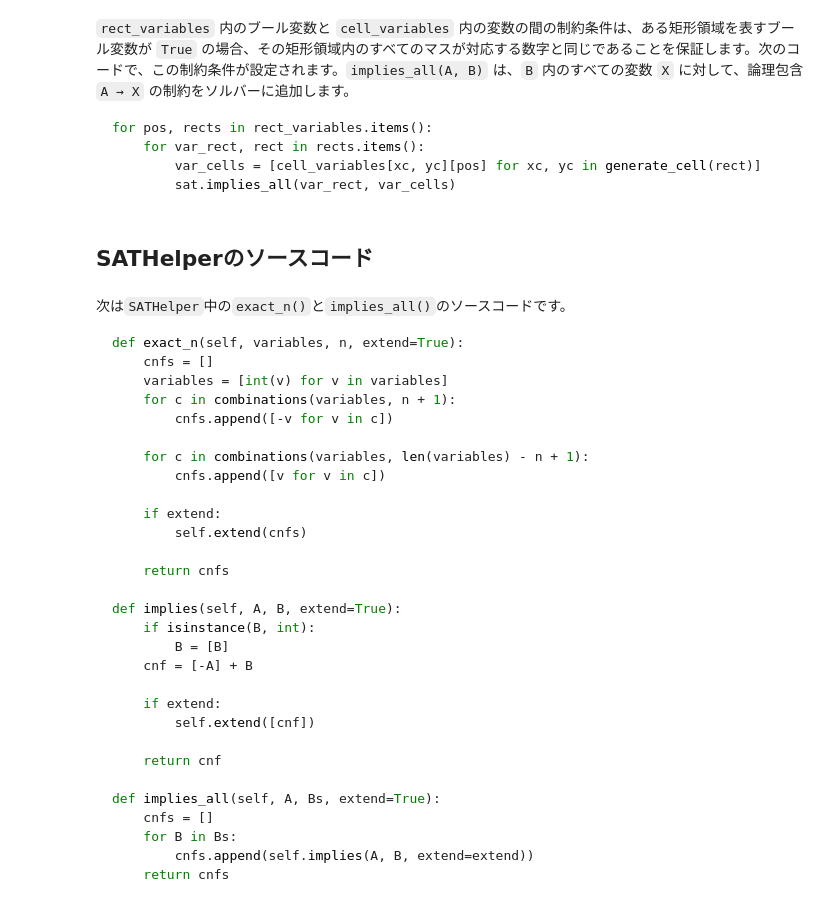
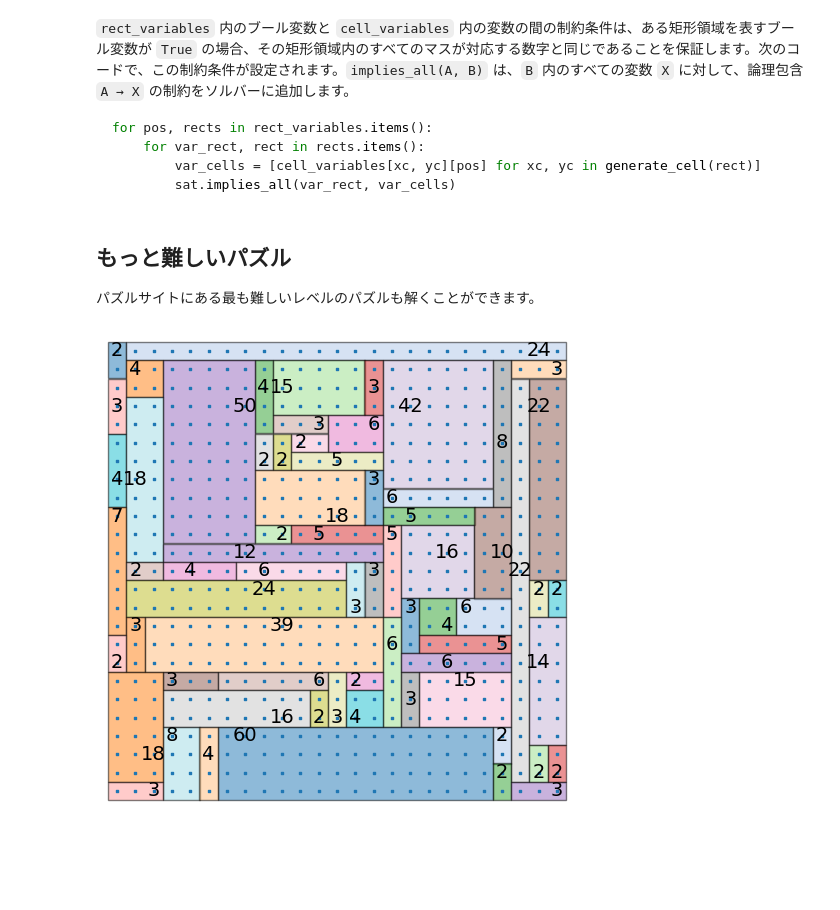
Before and after one commit to ruoyu0088/thinking_code, a Jupyter notebook: thinking_code/sat_shikaku.ipynb, the cells around one changed output. Saved outputs shown, nothing was run; the diff lists cells and outputs as text; code cells hidden in the pictures; blank space fills up the shorter version.

Commit message:
modify shikaku

````diff
--- a/thinking_code/sat_shikaku.ipynb
+++ b/thinking_code/sat_shikaku.ipynb
@@ -114,26 +121,6 @@ class ShikakuSolver:
 # %% [markdown]
 次のパズルを解いてみます。
 # %%
-board = [[2, 0, 0, 0, 0, 0, 0, 0, 0, 15, 0, 0, 0, 0, 0, 0, 0, 2, 0, 0],
-        [9, 0, 0, 4, 0, 2, 0, 0, 0, 0, 0, 0, 0, 0, 0, 0, 0, 0, 0, 3],
-        [0, 0, 0, 0, 0, 0, 0, 0, 0, 0, 0, 0, 52, 0, 0, 0, 0, 0, 0, 0],
-        [0, 0, 0, 0, 0, 0, 0, 0, 0, 0, 0, 0, 0, 0, 0, 0, 0, 0, 0, 0],
-        [0, 0, 0, 0, 0, 3, 0, 0, 0, 0, 0, 0, 0, 0, 0, 0, 0, 0, 0, 2],
-        [0, 0, 0, 0, 16, 0, 2, 0, 0, 0, 0, 0, 0, 0, 0, 0, 0, 12, 0, 0],
-        [0, 0, 0, 7, 0, 0, 0, 0, 2, 0, 0, 0, 5, 0, 0, 0, 0, 0, 0, 0],
-        [0, 0, 2, 0, 8, 0, 0, 0, 0, 0, 0, 0, 0, 4, 0, 0, 0, 18, 0, 2],
-        [0, 0, 0, 0, 0, 0, 0, 0, 0, 0, 0, 0, 0, 0, 0, 0, 0, 0, 0, 4],
-        [0, 0, 0, 0, 0, 28, 0, 0, 0, 0, 0, 0, 0, 0, 0, 0, 0, 0, 0, 0],
-        [0, 0, 0, 0, 0, 0, 0, 0, 0, 0, 0, 0, 0, 2, 0, 0, 0, 0, 0, 0],
-        [0, 0, 0, 3, 0, 0, 0, 0, 0, 0, 0, 0, 2, 2, 0, 0, 0, 0, 6, 0],
-        [9, 0, 0, 0, 0, 0, 0, 0, 0, 0, 0, 0, 0, 0, 6, 0, 0, 0, 5, 0],
-        [0, 2, 2, 0, 0, 0, 0, 32, 0, 0, 0, 0, 0, 0, 0, 5, 0, 0, 0, 0],
-        [0, 0, 0, 0, 0, 0, 0, 0, 0, 3, 0, 0, 0, 0, 0, 0, 0, 0, 0, 0],
-        [0, 0, 0, 0, 0, 0, 0, 0, 0, 0, 0, 0, 0, 0, 0, 0, 0, 0, 0, 4],
-        [0, 0, 0, 0, 0, 0, 0, 0, 0, 0, 0, 0, 0, 0, 0, 0, 0, 0, 0, 0],
-        [6, 0, 0, 0, 0, 0, 0, 0, 0, 2, 0, 0, 0, 0, 0, 0, 0, 0, 0, 4],
-        [0, 0, 0, 0, 0, 0, 0, 40, 0, 0, 40, 0, 0, 0, 0, 0, 0, 0, 0, 2],
-        [0, 0, 6, 0, 0, 0, 0, 0, 0, 0, 0, 0, 0, 13, 0, 0, 0, 0, 0, 0]]
-
-solver = ShikakuSolver(board)
+puzzle = np.loadtxt('data/shikaku01.txt', dtype=np.int16)
+solver = ShikakuSolver(puzzle)
 rects = solver.solve()
@@ -142,7 +131,7 @@ from matplotlib import pyplot as plt
 from matplotlib.cm import tab20
 from itertools import cycle
 
-def plot_board(board, rects=[], figsize=(6, 6)):
+def plot_shikaku_board(board, rects=[], figsize=(6, 6)):
     height, width = board.shape
     Y, X = np.where(board > 0)
     V = board[Y, X]
@@ -165,8 +154,9 @@ def plot_board(board, rects=[], figsize=(6, 6)):
     ax.invert_yaxis()
     ax.set_aspect('equal')
     ax.axis('off')
+    return fig, ax
 
-plot_board(solver.board, rects)
+plot_shikaku_board(solver.board, rects);
 # %% [output]
 [figure]
 # %% [markdown]
@@ -229,39 +219,14 @@ for pos, rects in rect_variables.items():
         var_cells = [cell_variables[xc, yc][pos] for xc, yc in generate_cell(rect)]
         sat.implies_all(var_rect, var_cells)
 ```
-# %% [markdown]
-## SATHelperのソースコード
-# %% [markdown]
-次は`SATHelper`中の`exact_n()`と`implies_all()`のソースコードです。
-
-```python
-def exact_n(self, variables, n, extend=True):
-    cnfs = []
-    variables = [int(v) for v in variables]
-    for c in combinations(variables, n + 1):
-        cnfs.append([-v for v in c])
-
-    for c in combinations(variables, len(variables) - n + 1):
-        cnfs.append([v for v in c])
-
-    if extend:
-        self.extend(cnfs)
-
-    return cnfs
-
-def implies(self, A, B, extend=True):
-    if isinstance(B, int):
-        B = [B]
-    cnf = [-A] + B
-
-    if extend:
-        self.extend([cnf])
-
-    return cnf
-
-def implies_all(self, A, Bs, extend=True):
-    cnfs = []
-    for B in Bs:
-        cnfs.append(self.implies(A, B, extend=extend))
-    return cnfs
-```
+# %% [markdown]
+## もっと難しいパズル
+
+パズルサイトにある最も難しいレベルのパズルも解くことができます。
+# %%
+puzzle = np.loadtxt('data/shikaku02.txt', dtype=np.int16)
+solver = ShikakuSolver(puzzle)
+rects = solver.solve()
+plot_shikaku_board(solver.board, rects);
+# %% [output]
+[figure, added]
````
Also changed, not shown: parts of 4 cells of this notebook, 4 other files.
